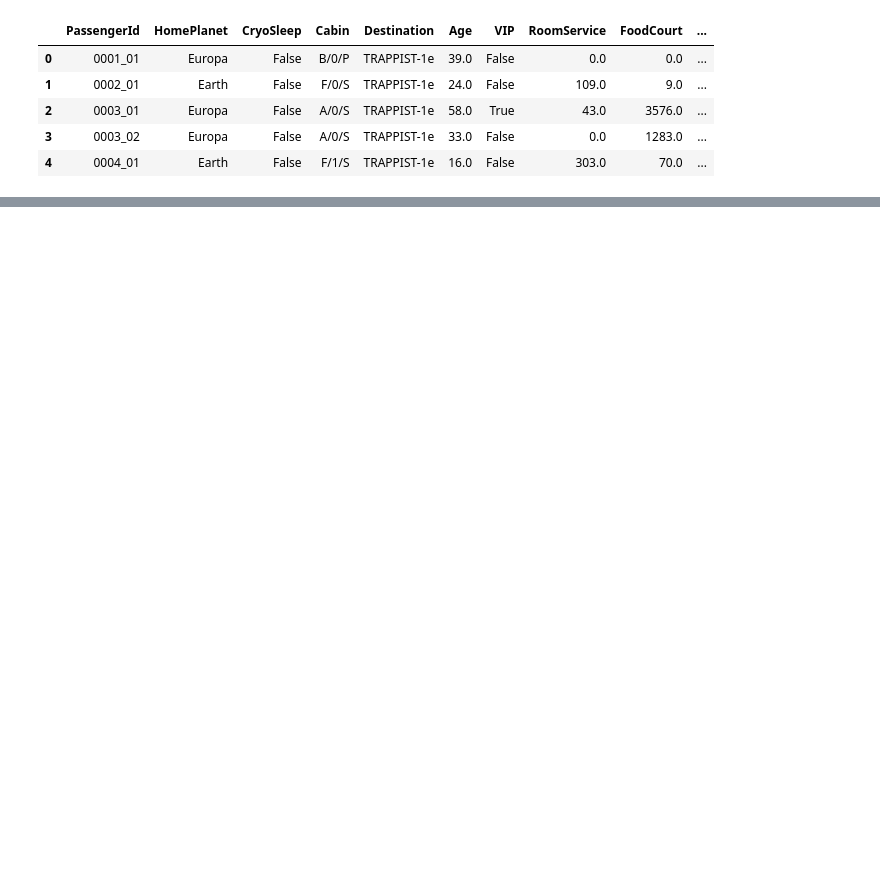
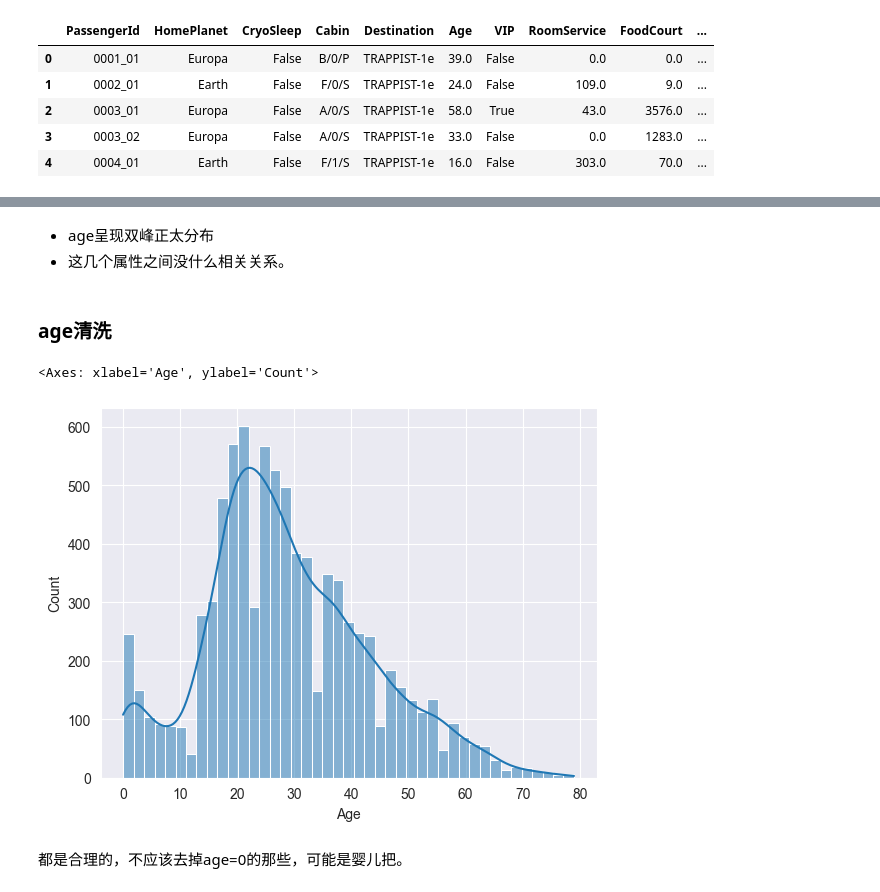
Before and after one commit to ddongzi/data-analysis, a Jupyter notebook: kaggle/SpaceShip_TiTantic/main.ipynb, the cells around one changed output, grey strips where cells are left out. Drawn from its saved outputs; the diff is of its cells as text; code cells hidden in the pictures; blank space fills up the shorter version.

```diff
--- a/kaggle/SpaceShip_TiTantic/main.ipynb
+++ b/kaggle/SpaceShip_TiTantic/main.ipynb
@@ -23,0 +156,12 @@ train.head()
+# %% [markdown]
+- age呈现双峰正太分布
+- 这几个属性之间没什么相关关系。
+# %% [markdown]
+### age清洗
+# %%
+sns.histplot(train_data['Age'], kde=True)
+# %% [output]
+<Axes: xlabel='Age', ylabel='Count'>
+[figure, added]
+# %% [markdown]
+都是合理的，不应该去掉age=0的那些，可能是婴儿把。
```
Also changed, not shown: parts of 48 cells of this notebook, 10 other files.
